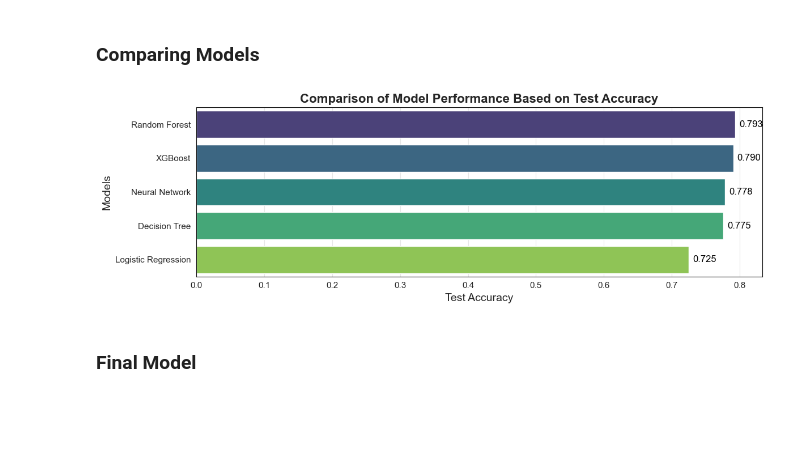
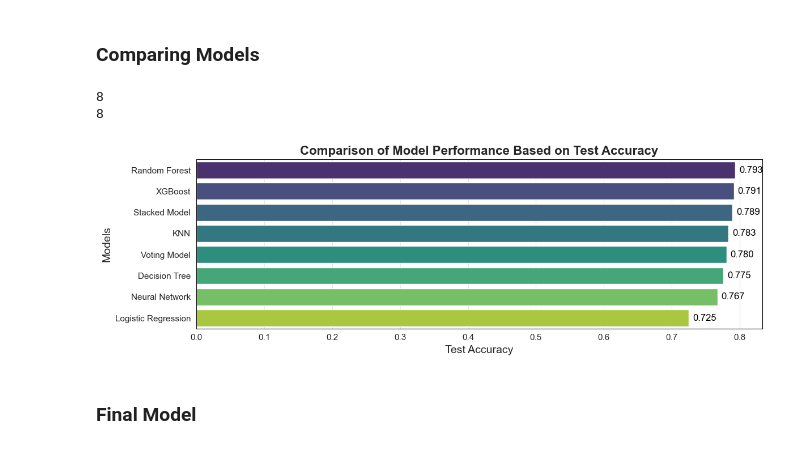
Before and after one commit to Mauryatan10/customer-churn-prediction, a Jupyter notebook: telco-customer-churn-prediction.ipynb, the cells around one changed output. Saved outputs shown, nothing was run; the diff lists cells and outputs as text; code cells hidden in the pictures; blank space fills up the shorter version.

```diff
--- a/telco-customer-churn-prediction.ipynb
+++ b/telco-customer-churn-prediction.ipynb
@@ -688,0 +844,9 @@ weighted avg       0.77      0.78      0.77      1407
+# %%
+voting_model.fit(X_train_transformed, y_train)
+
+voting_eval_train, voting_eval_test = eval_metric(
+    voting_model, X_train_transformed, y_train, X_test_transformed, y_test
+)
+
+print("Voting Model Train Eval:", voting_eval_train)
+print("Voting Model Test Eval:", voting_eval_test)
@@ -688,0 +899,9 @@ weighted avg       0.77      0.78      0.77      1407
+# %%
+stacked_model.fit(X_train_transformed, y_train)
+
+stacked_eval_train, stacked_eval_test = eval_metric(
+    stacked_model, X_train_transformed, y_train, X_test_transformed, y_test
+)
+
+print("Stacked Model Train Eval:", stacked_eval_train)
+print("Stacked Model Test Eval:", stacked_eval_test)
@@ -690,35 +936,73 @@ weighted avg       0.77      0.78      0.77      1407
 
 ### Comparing Models
 # %%
+print(len([
+    "Logistic Regression",
+    "Decision Tree",
+    "Random Forest",
+    "XGBoost",
+    "Neural Network",
+    "KNN",
+    "Stacked Model",
+    "Voting Model",   # Add this if you have 8 accuracy values
+    # "Bagging Model", # Add if you have 9 accuracy values
+]))
+
+print(len([
+    logistic_eval_test['accuracy'],
+    tree_eval_test['accuracy'],
+    forest_eval_test['accuracy'],
+    xgb_eval_test['accuracy'],
+    nn_model_eval_test['accuracy'],
+    KNN_eval_test['accuracy'],
+    stacked_eval_test['accuracy'],
+    voting_eval_test['accuracy'],
+    # bagging_eval_test['accuracy'],
+]))
+
 compare = pd.DataFrame({
-    "Model": ["Logistic Regression","Decision Tree", "Random Forest", "XGBoost", "Neural Network"],
-    "Accuracy": [logistic_eval_test['accuracy'], tree_eval_test['accuracy'], forest_eval_test['accuracy'], xgb_eval_test['accuracy'], nn_model_eval_test['accuracy']]
+    "Model": [
+        "Logistic Regression",
+        "Decision Tree",
+        "Random Forest",
+        "XGBoost",
+        "Neural Network",
+        "KNN",
+        "Stacked Model",
+        "Voting Model"   # Adde
+    ],
+    "Accuracy": [
+        logistic_eval_test['accuracy'],
+        tree_eval_test['accuracy'],
+        forest_eval_test['accuracy'],
+        xgb_eval_test['accuracy'],
+        nn_model_eval_test['accuracy'],
+        KNN_eval_test['accuracy'],
+        stacked_eval_test['accuracy'],
+        voting_eval_test['accuracy']
+    ]
 })
-
 
 compare = compare.sort_values(by="Accuracy", ascending=False)
 
-
 plt.figure(figsize=(12, 4))
 ax = sns.barplot(x="Accuracy", y="Model", data=compare, palette="viridis")
-
 
 for p in ax.patches:
     ax.annotate(f"{p.get_width():.3f}",
                 (p.get_x() + p.get_width(), p.get_y() + p.get_height()/2),
                 xytext=(5, 0), textcoords='offset points', ha="left", va="center", size=12, color='black')
 
-
-
 plt.title("Comparison of Model Performance Based on Test Accuracy", size=16, weight='bold')
 plt.xlabel('Test Accuracy', size=14)
 plt.ylabel('Models', size=14)
 
-
 plt.tight_layout()
 plt.show()
 # %% [output]
+8
+8
-[figure, old version]
+[figure, new version]
 # %% [markdown]
 
 ### Final Model
```
Also changed, not shown: parts of 20 cells of this notebook, 1 other file.
